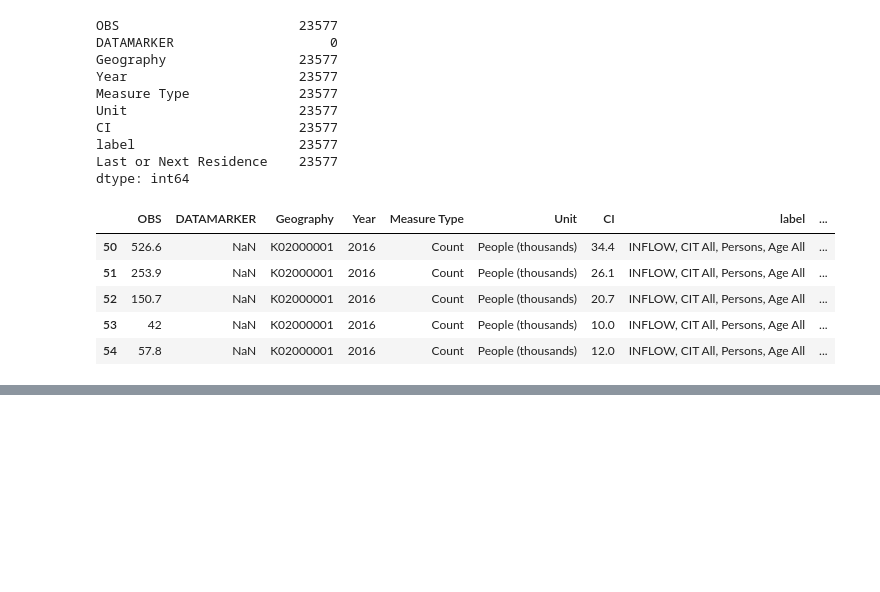
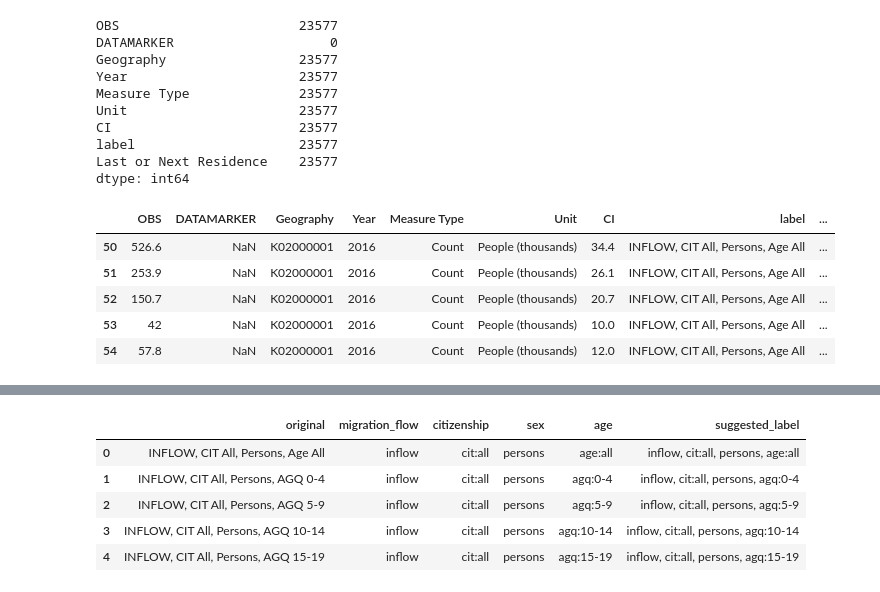
Before and after one commit to GSS-Cogs/ONS-LTIM-Passenger-Survey-4.01, a Jupyter notebook: Long-term international migration 4.01A Passenger survey.ipynb, the cells around one changed output, grey strips where cells are left out. Saved outputs shown, nothing was run; the diff lists cells and outputs as text; code cells hidden in the pictures; blank space fills up the shorter version.

```diff
--- a/Long-term international migration 4.01A Passenger survey.ipynb
+++ b/Long-term international migration 4.01A Passenger survey.ipynb
@@ -167,0 +179,11 @@ new_table.head()
+# %%
+sourceFilename = 'row-labels-revised.csv'
+sourceFile = sourceFolder / sourceFilename
+sourceUrl = 'https://drive.google.com/uc?export=download&id=1baA0s5L1PdbK0VPWgNde70yjGFSAeZpa'
+
+if not (sourceFile.exists() and sourceFile.is_file()):
+    response = requests.get(sourceUrl)
+    with open(sourceFile, 'wb') as f:
+        f.write(response.content)
+
+rows = pd.read_csv(sourceFile)
@@ -167,0 +199,9 @@ new_table.head()
+# %%
+rows.head()
+# %% [output]
+|  | original | migration_flow | citizenship | sex | age | suggested_label |
+| 0 | INFLOW, CIT All, Persons, Age All | inflow | cit:all | persons | age:all | inflow, cit:all, persons, age:all |
+| 1 | INFLOW, CIT All, Persons, AGQ 0-4 | inflow | cit:all | persons | agq:0-4 | inflow, cit:all, persons, agq:0-4 |
+| 2 | INFLOW, CIT All, Persons, AGQ 5-9 | inflow | cit:all | persons | agq:5-9 | inflow, cit:all, persons, agq:5-9 |
+| 3 | INFLOW, CIT All, Persons, AGQ 10-14 | inflow | cit:all | persons | agq:10-14 | inflow, cit:all, persons, agq:10-14 |
+| 4 | INFLOW, CIT All, Persons, AGQ 15-19 | inflow | cit:all | persons | agq:15-19 | inflow, cit:all, persons, agq:15-19 |
```
Also changed, not shown: parts of 32 cells of this notebook.
